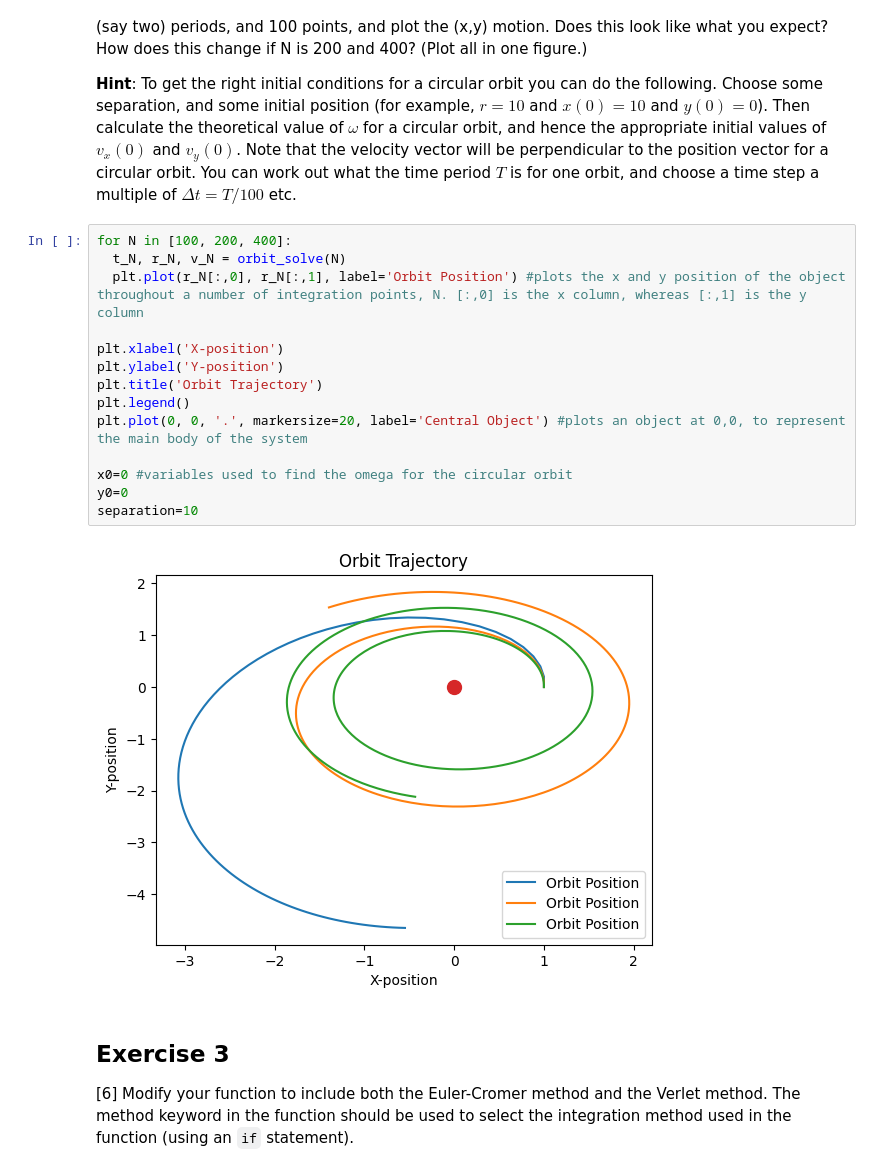
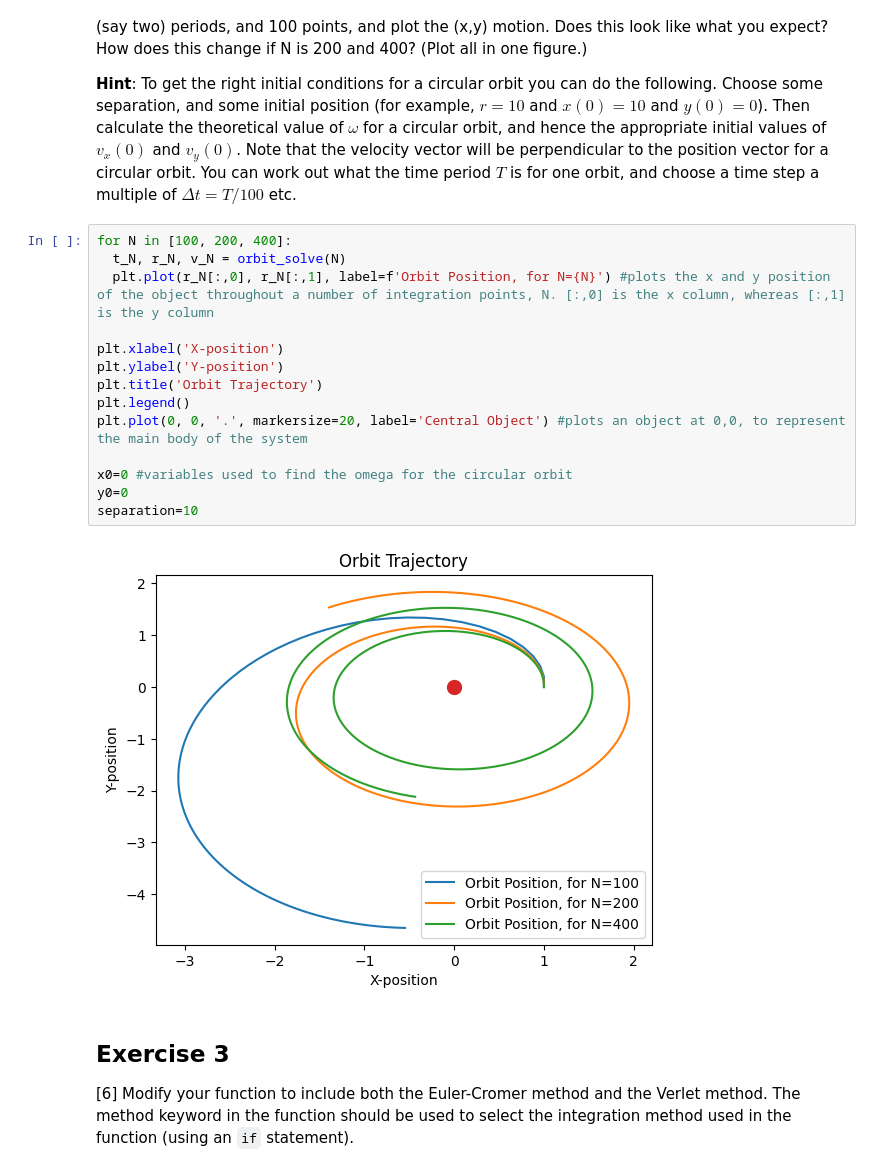
Before and after one commit to PX2145-2025/week-9-b-Astra-Roedemer, a Jupyter notebook: ODEs_2.ipynb, the cells around one changed output. Drawn from its saved outputs; the diff is of its cells as text.

```diff
--- a/ODEs_2.ipynb
+++ b/ODEs_2.ipynb
@@ -306,19 +306,19 @@ t, r, v = orbit_solve(N=100) #defines these variables with the respective data o
 # %%
 for N in [100, 200, 400]:
   t_N, r_N, v_N = orbit_solve(N)
-  plt.plot(r_N[:,0], r_N[:,1], label='Orbit Position') #plots the x and y position of the object throughout a number of integration points, N. [:,0] is the x column, whereas [:,1] is the y column
+  plt.plot(r_N[:,0], r_N[:,1], label=f'Orbit Position, for N={N}') #plots the x and y position of the object throughout a number of integration points, N. [:,0] is the x column, whereas [:,1] is the y column
 
 plt.xlabel('X-position')
 plt.ylabel('Y-position')
 plt.title('Orbit Trajectory')
 plt.legend()
 plt.plot(0, 0, '.', markersize=20, label='Central Object') #plots an object at 0,0, to represent the main body of the system
 
 x0=0 #variables used to find the omega for the circular orbit
 y0=0
 separation=10
 # %% [output]
-[figure, old version]
+[figure, new version]
 # %% [markdown]
 ## Exercise 3
 
```
